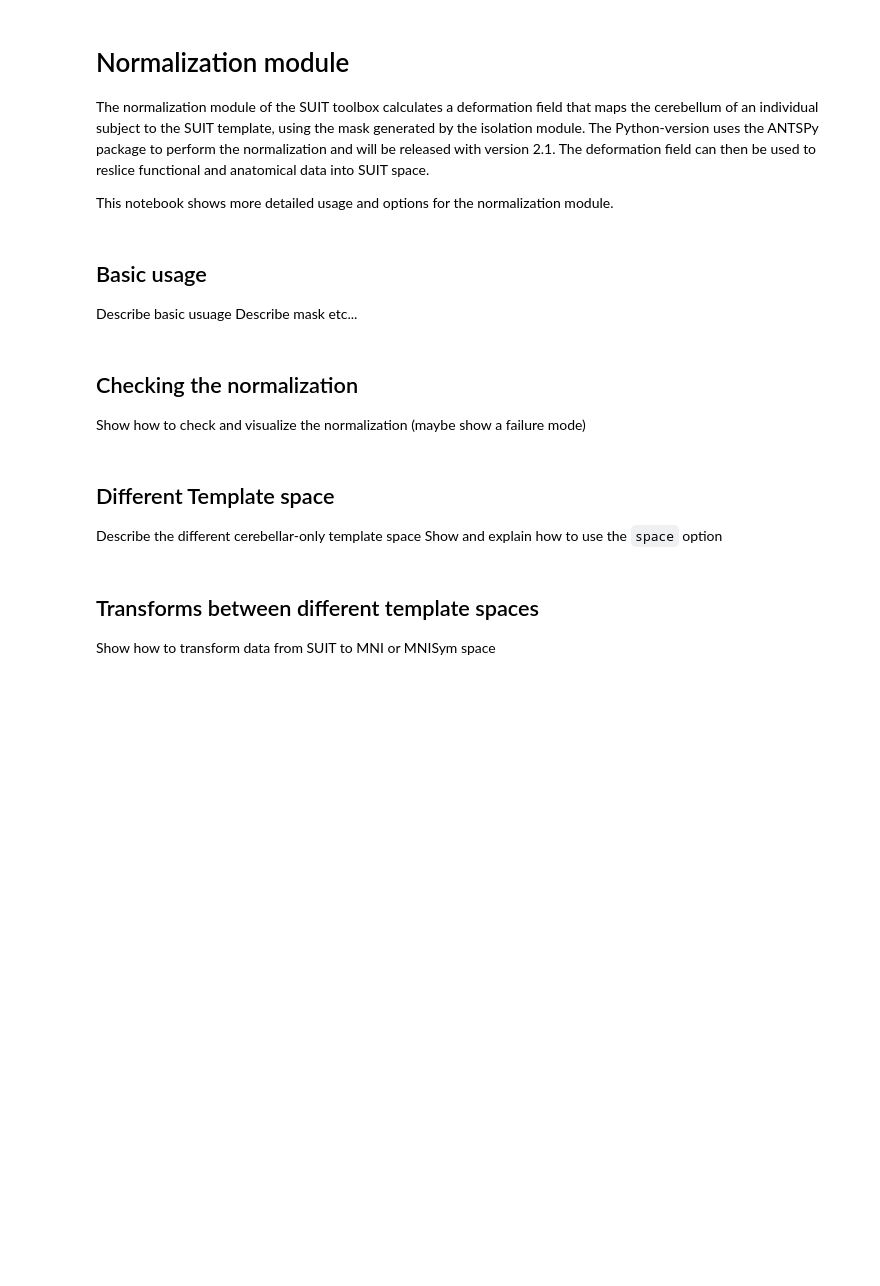
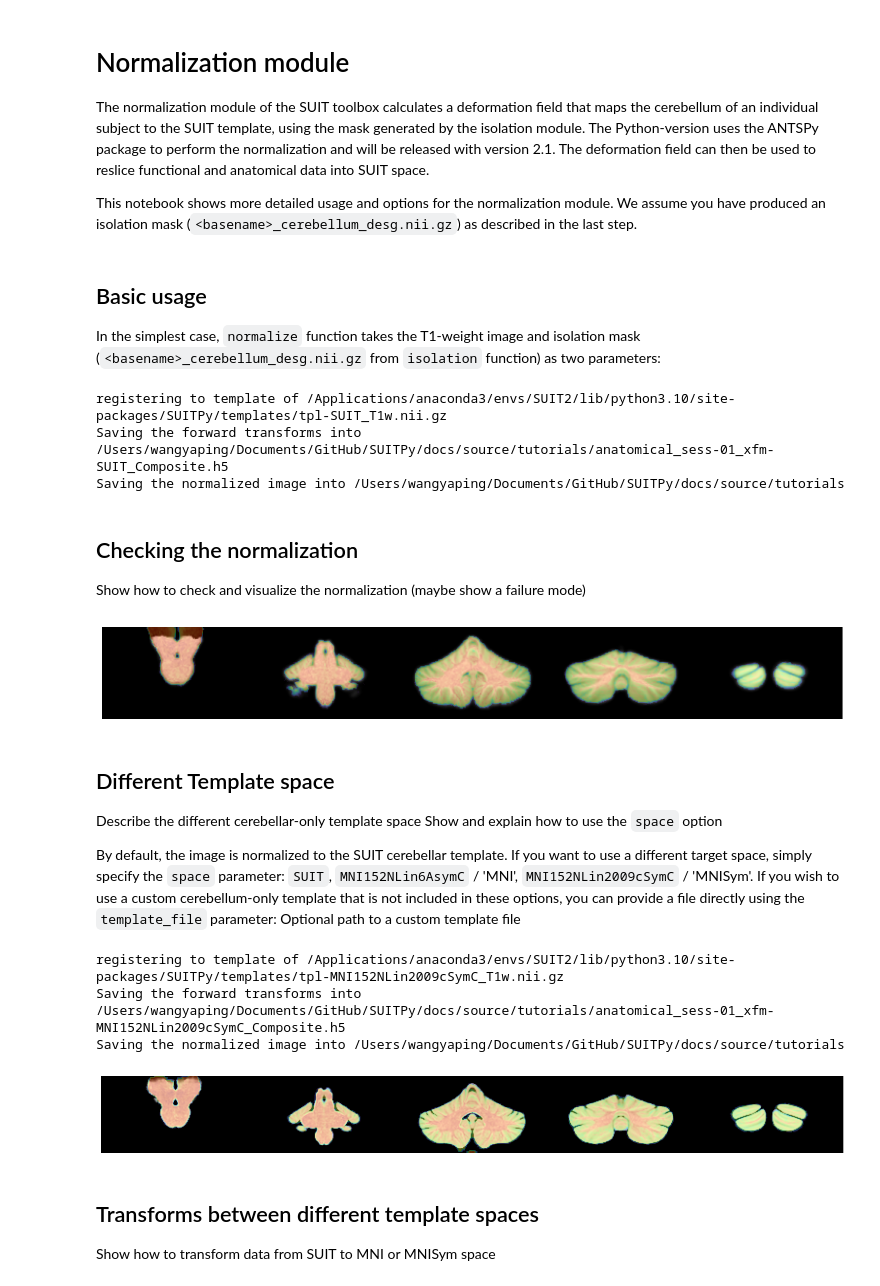
Before and after one commit to DiedrichsenLab/SUITPy, a Jupyter notebook: docs/source/tutorials/3.normalize_example.ipynb, the cells around one changed output. Saved outputs shown, nothing was run; the diff lists cells and outputs as text; code cells hidden in the pictures; blank space fills up the shorter version.

Commit message:
Normalization basic tutorial

```diff
--- a/docs/source/tutorials/3.normalize_example.ipynb
+++ b/docs/source/tutorials/3.normalize_example.ipynb
@@ -2,7 +2,7 @@
 # Normalization module
 The normalization module of the SUIT toolbox calculates a deformation field that maps the cerebellum of an individual subject to the SUIT template, using the mask generated by the isolation module. The Python-version uses the ANTSPy package to perform the normalization and will be released with version 2.1. The deformation field can then be used to reslice functional and anatomical data into SUIT space.
 
-This notebook shows more detailed usage and options for the normalization module.
+This notebook shows more detailed usage and options for the normalization module. We assume you have produced an isolation mask (``<basename>_cerebellum_desg.nii.gz``) as described in the last step.
 # %%
 # Import necessary packages
 from nilearn import plotting
@@ -10,16 +10,50 @@ import SUITPy as suit
 import nibabel as nib
 # %% [markdown]
 ## Basic usage
-Describe basic usuage
-Describe mask
-etc...
+In the simplest case, `normalize` function takes the T1-weight image and isolation mask (``<basename>_cerebellum_desg.nii.gz`` from `isolation` function) as two parameters:
+# %%
+# This function normalizes a source image to the SUIT cerebellar template using a provided cerebellum mask.
+mytx = normalize(source_file = 'anatomical_sess-01.nii',
+                 mask_file = 'anatomical_sess-01_cerebellum_dseg.nii.gz')
+# %% [output]
+registering to template of /Applications/anaconda3/envs/SUIT2/lib/python3.10/site-packages/SUITPy/templates/tpl-SUIT_T1w.nii.gz
+Saving the forward transforms into /Users/wangyaping/Documents/GitHub/SUITPy/docs/source/tutorials/anatomical_sess-01_xfm-SUIT_Composite.h5
+Saving the normalized image into /Users/wangyaping/Documents/GitHub/SUITPy/docs/source/tutorials
 # %% [markdown]
 ## Checking the normalization
 Show how to check and visualize the normalization (maybe show a failure mode)
+# %%
+import ants
+w_anat_img = mytx['warpedmovout']
+template_img = ants.image_read('/templates/tpl-SUIT_T1w.nii.gz')
+ants.plot(template_img, overlay=w_anat_img, axis=1, nslices=5, overlay_alpha=0.4)
+# %% [output]
+[figure, added]
 # %% [markdown]
 ## Different Template space
 Describe the different cerebellar-only template space
 Show and explain how to use the ``space`` option
+
+By default, the image is normalized to the SUIT cerebellar template.
+If you want to use a different target space, simply specify the ``space`` parameter: `SUIT`, `MNI152NLin6AsymC` / 'MNI', `MNI152NLin2009cSymC` / 'MNISym'.
+If you wish to use a custom cerebellum-only template that is not included in these options, you can provide a file directly using the ``template_file`` parameter: Optional path to a custom template file
+# %%
+# This function normalizes a source image to the MNI152NLin2009cSymC space using a provided cerebellum mask.
+mytx = normalize(source_file = 'anatomical_sess-01.nii',
+                 mask_file = 'anatomical_sess-01_cerebellum_dseg.nii.gz',
+                 space = 'MNI152NLin2009cSymC')
+# %% [output]
+registering to template of /Applications/anaconda3/envs/SUIT2/lib/python3.10/site-packages/SUITPy/templates/tpl-MNI152NLin2009cSymC_T1w.nii.gz
+Saving the forward transforms into /Users/wangyaping/Documents/GitHub/SUITPy/docs/source/tutorials/anatomical_sess-01_xfm-MNI152NLin2009cSymC_Composite.h5
+Saving the normalized image into /Users/wangyaping/Documents/GitHub/SUITPy/docs/source/tutorials
+# %%
+# The normalized image in MNI152NLin2009cSymC space, not SUIT space
+import ants
+w_anat_img = mytx['warpedmovout']
+template_img = ants.image_read('/templates/tpl-MNI152NLin2009cSymC_T1w.nii.gz')
+ants.plot(template_img, overlay=w_anat_img, axis=1, nslices=5, overlay_alpha=0.4)
+# %% [output]
+[figure, added]
 # %% [markdown]
 ## Transforms between different template spaces
 Show how to transform data from SUIT to MNI or MNISym space
```
Also changed, not shown: parts of 1 cell of this notebook, 1 other file.
